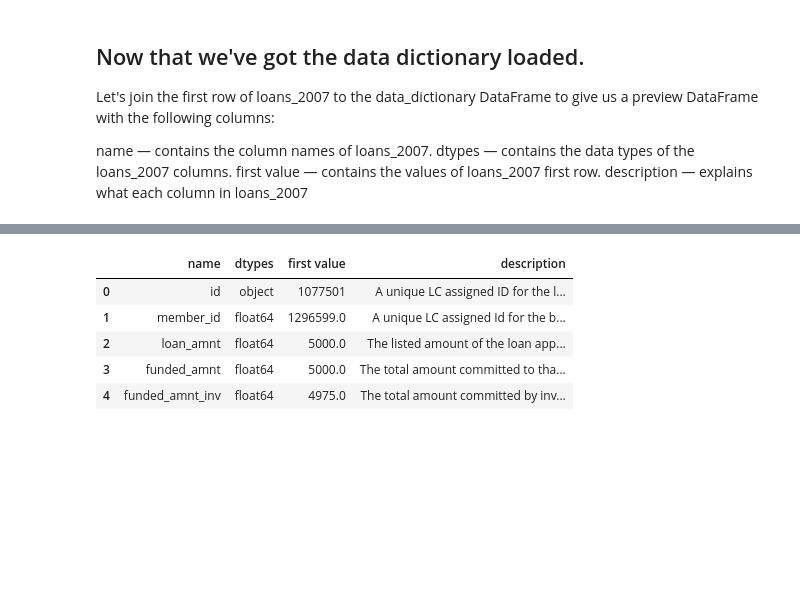
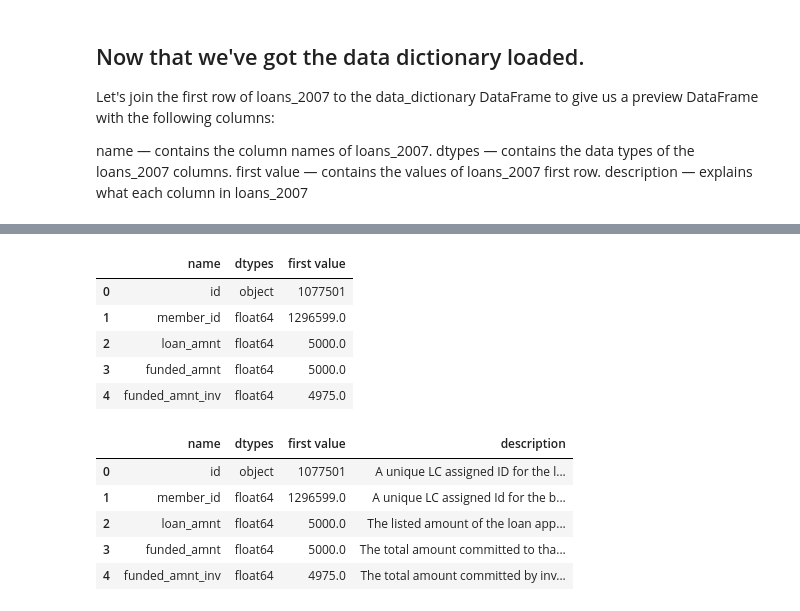
Before and after one commit to bookpanda/2110446-DATA-SCI-ENG, a Jupyter notebook: code/Week02_DataPrep/Lab1_LoansDataSet.ipynb, the cells around one changed output, grey strips where cells are left out. Saved outputs shown, nothing was run; the diff lists cells and outputs as text; code cells hidden in the pictures; blank space fills up the shorter version.

```diff
--- a/code/Week02_DataPrep/Lab1_LoansDataSet.ipynb
+++ b/code/Week02_DataPrep/Lab1_LoansDataSet.ipynb
@@ -68,9 +90,15 @@ Removing all columns with more than 50% missing values: This allows us to move f
 We'll also name the filtered dataset loans_2007 and later at the end of this section save it as loans_2007.csv to keep it separate from the raw data. This is good practice and makes sure we have our original data in case we need to go back and retrieve any of the original data we're removing.
 
 Now, let's go ahead and perform these steps:
+# %%
+url = 'https://github.com/kaopanboonyuen/2110446_DataScience_2021s2/raw/main/datasets/lending_club_loans.csv'
+response = requests.get(url)
+response.raise_for_status()
+
+loans_2007 = pd.read_csv(StringIO(response.text), low_memory=False)
 # %%
 # skip row 1 so pandas can parse the data properly.
-loans_2007 = pd.read_csv('https://github.com/kaopanboonyuen/2110446_DataScience_2021s2/raw/main/datasets/lending_club_loans.csv', low_memory=False)
+# loans_2007 = pd.read_csv('https://github.com/kaopanboonyuen/2110446_DataScience_2021s2/raw/main/datasets/lending_club_loans.csv', low_memory=False)
 print (loans_2007.shape)
 half_count = len(loans_2007) / 2
 print(half_count)
@@ -158,3 +180,9 @@ name — contains the column names of loans_2007.
 dtypes — contains the data types of the loans_2007 columns.
 first value — contains the values of loans_2007 first row.
 description — explains what each column in loans_2007
+# %%
+loans_2007_dtypes = pd.DataFrame(loans_2007.dtypes,columns=['dtypes'])
+loans_2007_dtypes = loans_2007_dtypes.reset_index()
+loans_2007_dtypes['name'] = loans_2007_dtypes['index']
+loans_2007_dtypes = loans_2007_dtypes[['name','dtypes']]
+loans_2007_dtypes.head()
@@ -161,3 +196,13 @@ description — explains what each column in loans_2007
+# %%
+loans_2007_dtypes['first value'] = loans_2007.loc[0].values
+loans_2007_dtypes.head()
+# %% [output]
+|  | name | dtypes | first value |
+| 0 | id | object | 1077501 |
+| 1 | member_id | float64 | 1296599.0 |
+| 2 | loan_amnt | float64 | 5000.0 |
+| 3 | funded_amnt | float64 | 5000.0 |
+| 4 | funded_amnt_inv | float64 | 4975.0 |
 # %%
 loans_2007_dtypes = pd.DataFrame(loans_2007.dtypes,columns=['dtypes'])
 loans_2007_dtypes = loans_2007_dtypes.reset_index()
```
Also changed, not shown: parts of 6 cells of this notebook, 3 other files.
